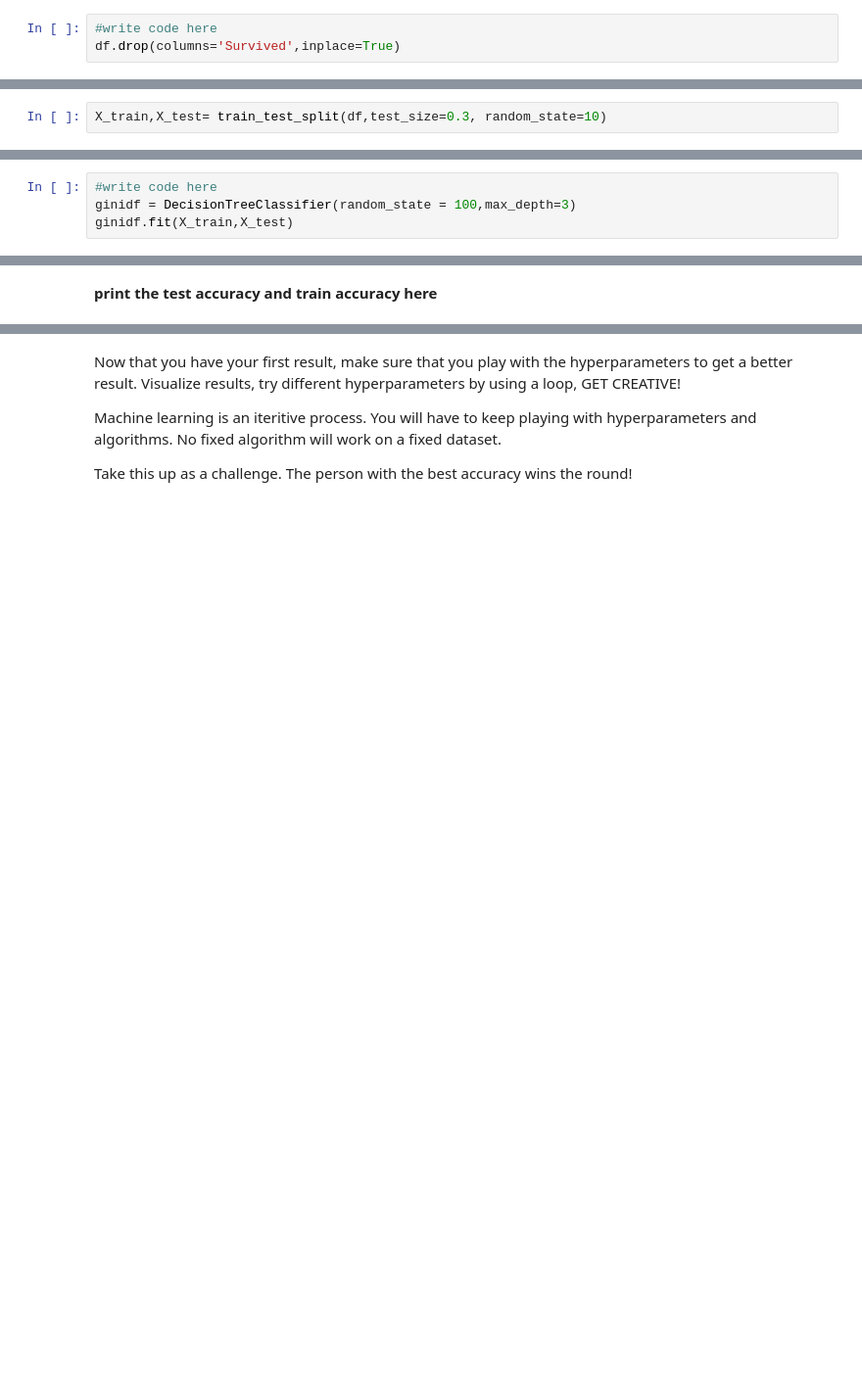
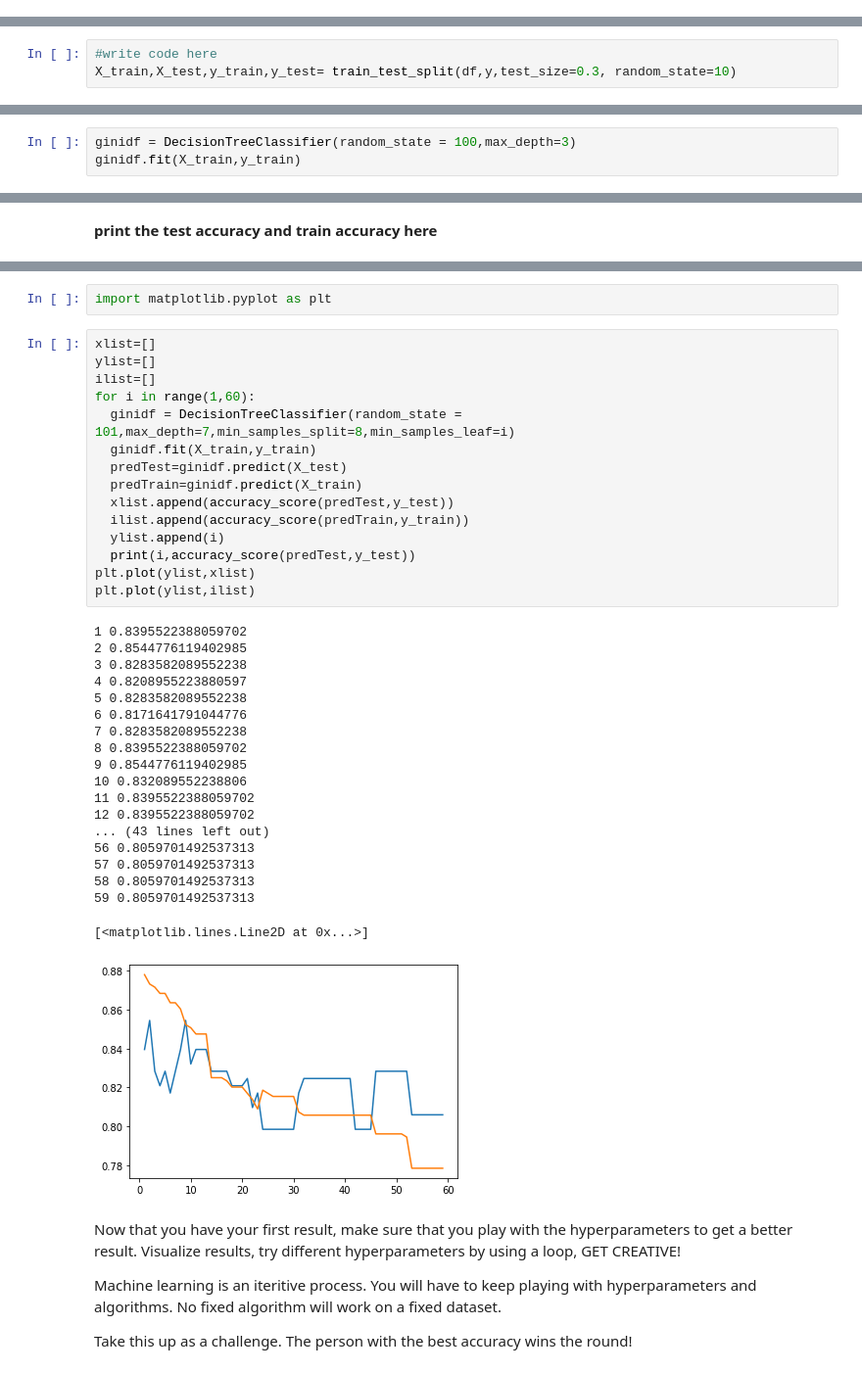
Before and after one commit to maitreya-v/Synapse_LP, a Jupyter notebook: Week3.ipynb, the cells around one changed output, grey strips where cells are left out. Shown: that part at 98% size. Drawn from its saved outputs; the diff is of its cells as text; blank space fills up the shorter version.

```diff
--- a/Week3.ipynb
+++ b/Week3.ipynb
@@ -97,9 +118,9 @@ for index in df.index:
-# %%
-#write code here
-df.drop(columns='Survived',inplace=True)
 # %% [markdown]
 <b>Split the data into train and test. (do a split in the ratio 70:30)</b>
 # %%
 import numpy as np
 from sklearn.model_selection import train_test_split
+# %%
+#write code here
+X_train,X_test,y_train,y_test= train_test_split(df,y,test_size=0.3, random_state=10)
 # %%
@@ -125,2 +134,0 @@ df.head()
-# %%
-X_train,X_test= train_test_split(df,test_size=0.3, random_state=10)
@@ -150,6 +139,5 @@ X_test.head()
 from sklearn.tree import DecisionTreeClassifier
 # %%
-#write code here
 ginidf = DecisionTreeClassifier(random_state = 100,max_depth=3)
-ginidf.fit(X_train,X_test)
+ginidf.fit(X_train,y_train)
 # %% [output]
@@ -161,3 +196,40 @@ ValueError: ignored
+# %%
+import matplotlib.pyplot as plt
+# %%
+xlist=[]
+ylist=[]
+ilist=[]
+for i in range(1,60):
+  ginidf = DecisionTreeClassifier(random_state = 101,max_depth=7,min_samples_split=8,min_samples_leaf=i)
+  ginidf.fit(X_train,y_train)
+  predTest=ginidf.predict(X_test)
+  predTrain=ginidf.predict(X_train)
+  xlist.append(accuracy_score(predTest,y_test))
+  ilist.append(accuracy_score(predTrain,y_train))
+  ylist.append(i)
+  print(i,accuracy_score(predTest,y_test))
+plt.plot(ylist,xlist)
+plt.plot(ylist,ilist)
+# %% [output]
+1 0.8395522388059702
+2 0.8544776119402985
+3 0.8283582089552238
+4 0.8208955223880597
+5 0.8283582089552238
+6 0.8171641791044776
+7 0.8283582089552238
+8 0.8395522388059702
+9 0.8544776119402985
+10 0.832089552238806
+11 0.8395522388059702
+12 0.8395522388059702
+... (43 lines left out)
+56 0.8059701492537313
+57 0.8059701492537313
+58 0.8059701492537313
+59 0.8059701492537313
+[<matplotlib.lines.Line2D at 0x...>]
+[figure, added]
 # %% [markdown]
 Now that you have your first result, make sure that you play with the hyperparameters to get a better result. Visualize results, try different hyperparameters by using a loop, GET CREATIVE!<br>
 
```
Also changed, not shown: parts of 38 cells of this notebook.
